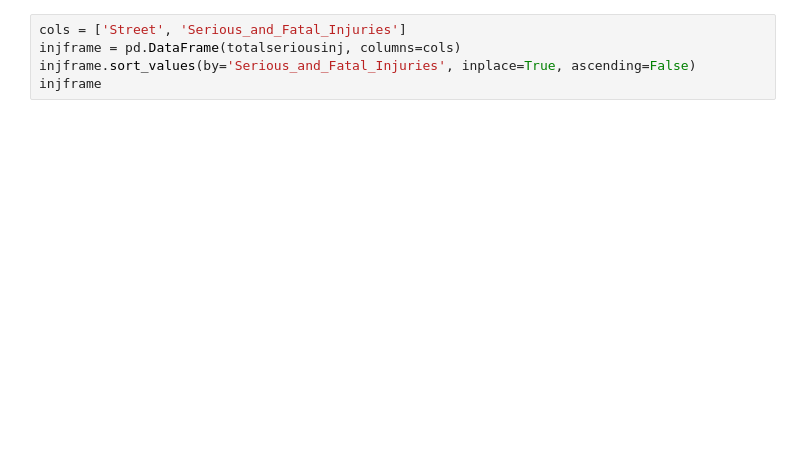
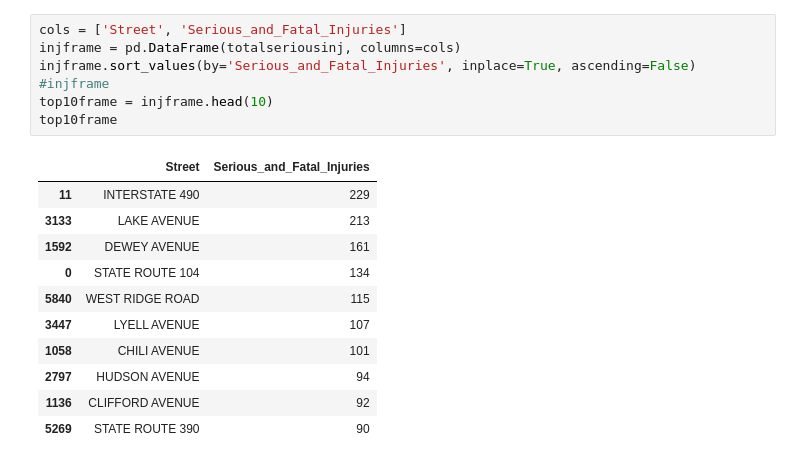
Before and after one commit to justinjli2004-sketch/spring2026, a Jupyter notebook: project/road_analysis_Justin_Li_part2.ipynb, the cells around one changed output. Saved outputs shown, nothing was run; the diff lists cells and outputs as text; blank space fills up the shorter version.

```diff
--- a/project/road_analysis_Justin_Li_part2.ipynb
+++ b/project/road_analysis_Justin_Li_part2.ipynb
@@ -70,5 +75,19 @@ totalseriousinj
 # %%
 cols = ['Street', 'Serious_and_Fatal_Injuries']
 injframe = pd.DataFrame(totalseriousinj, columns=cols)
 injframe.sort_values(by='Serious_and_Fatal_Injuries', inplace=True, ascending=False)
-injframe
+#injframe
+top10frame = injframe.head(10)
+top10frame
+# %% [output]
+|  | Street | Serious_and_Fatal_Injuries |
+| 11 | INTERSTATE 490 | 229 |
+| 3133 | LAKE AVENUE | 213 |
+| 1592 | DEWEY AVENUE | 161 |
+| 0 | STATE ROUTE 104 | 134 |
+| 5840 | WEST RIDGE ROAD | 115 |
+| 3447 | LYELL AVENUE | 107 |
+| 1058 | CHILI AVENUE | 101 |
+| 2797 | HUDSON AVENUE | 94 |
+| 1136 | CLIFFORD AVENUE | 92 |
+| 5269 | STATE ROUTE 390 | 90 |
```
Also changed, not shown: parts of 14 cells of this notebook, 1 other file.
